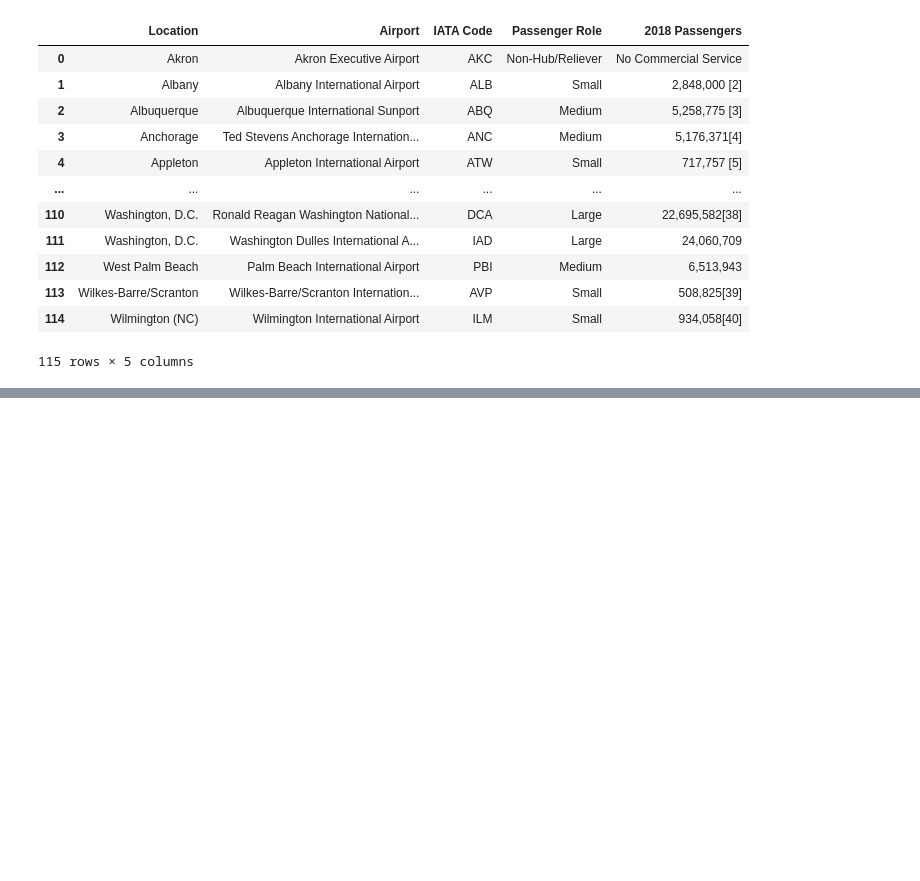
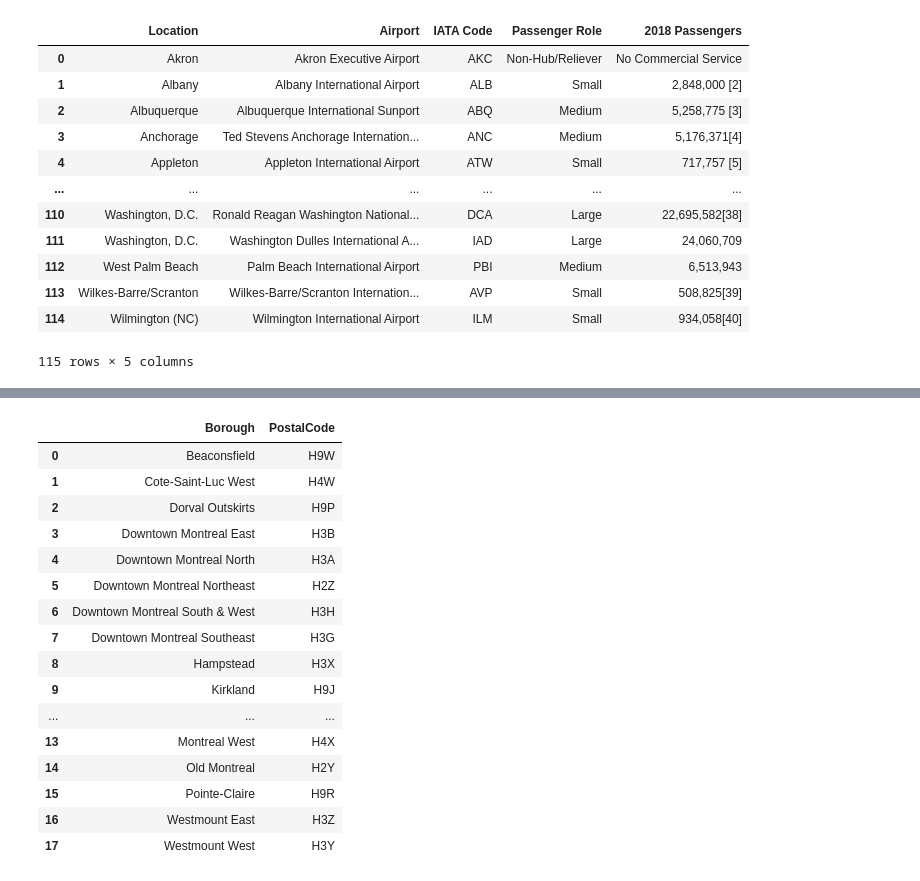
Before and after one commit to caos21/Coursera_Capstone, a Jupyter notebook: capstone-project-data.ipynb, the cells around one changed output, grey strips where cells are left out. Drawn from its saved outputs; the diff is of its cells as text; code cells hidden in the pictures; blank space fills up the shorter version.

```diff
--- a/capstone-project-data.ipynb
+++ b/capstone-project-data.ipynb
@@ -206,0 +274,2 @@ c2_airports_df
+# %%
+soup = BeautifulSoup(page.content, 'html.parser')
@@ -206,0 +278,2 @@ c2_airports_df
+# %%
+table = soup.find(class_="codes")
@@ -206,0 +282,13 @@ c2_airports_df
+# %%
+places = table.find_all(class_ = 'place')
+codes = table.find_all(class_ = 'code')
+#print(places)
+data = []
+for place, code in zip(places, codes):
+    data.append((place.string, code.string))
+    #cols = row.find_all(class_ = 'code')
+    #cols = [element.text.strip() for element in cols]
+    #print(cols)
+    #if cols:
+    #    if cols[1] != 'Not assigned':
+    #        data.append([element for element in cols if element])
@@ -206,0 +320,20 @@ c2_airports_df
+# %%
+data
+# %% [output]
+|  | Borough | PostalCode |
+| 0 | Beaconsfield | H9W |
+| 1 | Cote-Saint-Luc West | H4W |
+| 2 | Dorval Outskirts | H9P |
+| 3 | Downtown Montreal East | H3B |
+| 4 | Downtown Montreal North | H3A |
+| 5 | Downtown Montreal Northeast | H2Z |
+| 6 | Downtown Montreal South & West | H3H |
+| 7 | Downtown Montreal Southeast | H3G |
+| 8 | Hampstead | H3X |
+| 9 | Kirkland | H9J |
+| ... | ... | ... |
+| 13 | Montreal West | H4X |
+| 14 | Old Montreal | H2Y |
+| 15 | Pointe-Claire | H9R |
+| 16 | Westmount East | H3Z |
+| 17 | Westmount West | H3Y |
```
Also changed, not shown: parts of 45 cells of this notebook, 1 other file.
